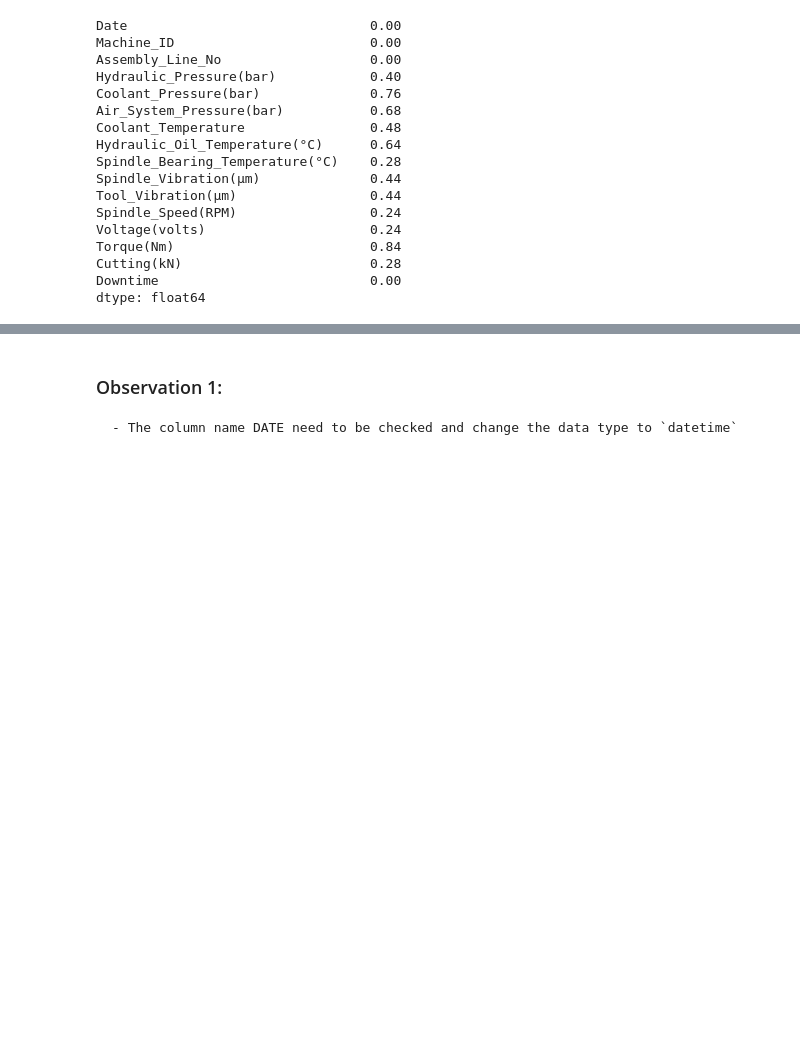
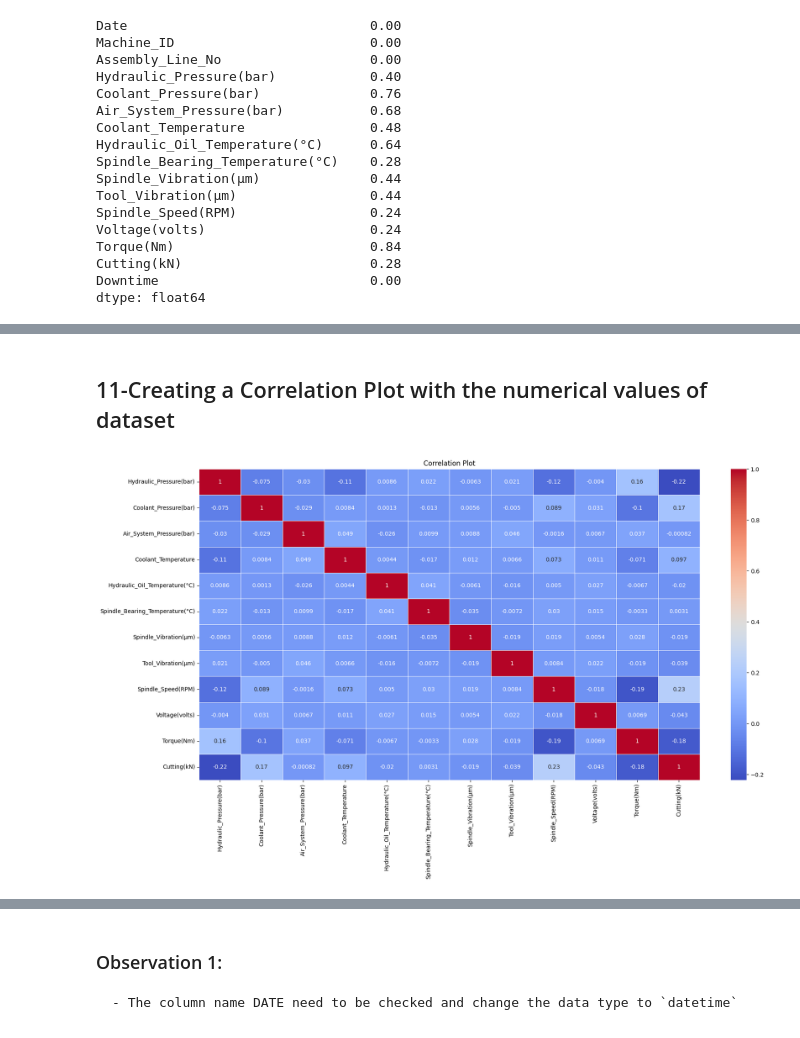
Before and after one commit to raoalitalha/git_hub_practice, a Jupyter notebook: eda.ipynb, the cells around one changed output, grey strips where cells are left out. Drawn from its saved outputs; the diff is of its cells as text; code cells hidden in the pictures; blank space fills up the shorter version.

```diff
--- a/eda.ipynb
+++ b/eda.ipynb
@@ -146,0 +707,12 @@ df.describe()
+# %% [markdown]
+## 11-Creating a Correlation Plot with the numerical values of dataset
+# %%
+numeric_cols = df.select_dtypes(include=np.number).columns.tolist()
+correlation_matrix = df[numeric_cols].corr()
+
+plt.figure(figsize=(20, 10))
+sns.heatmap(correlation_matrix, annot=True, cmap='coolwarm', linewidths=0.5)
+plt.title('Correlation Plot')
+plt.show()
+# %% [output]
+[figure, added]
```
Also changed, not shown: parts of 165 cells of this notebook, 11 other files.
